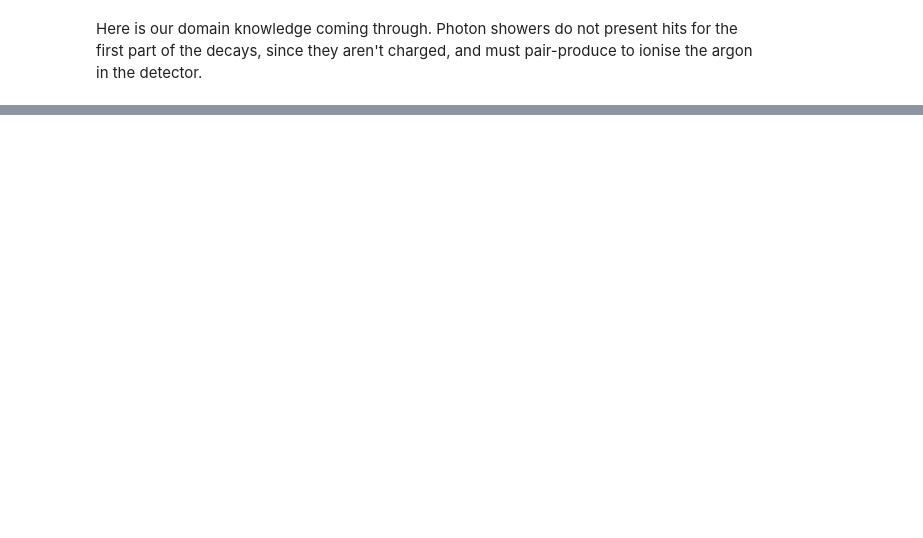
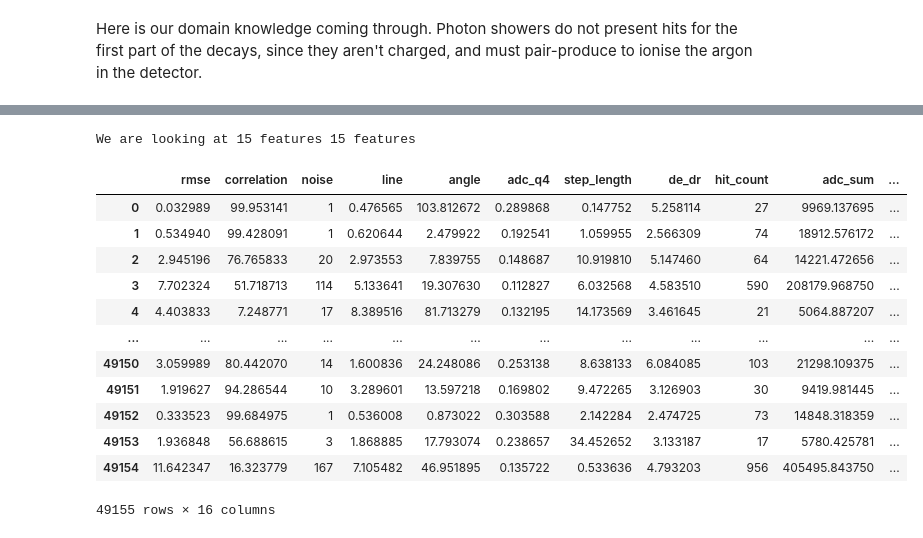
Before and after one commit to cBollins/Final-Year-ML-Project, a Jupyter notebook: Project_Overview.ipynb, the cells around one changed output, grey strips where cells are left out. Saved outputs shown, nothing was run; the diff lists cells and outputs as text; code cells hidden in the pictures; blank space fills up the shorter version.

```diff
--- a/Project_Overview.ipynb
+++ b/Project_Overview.ipynb
@@ -310,10 +310,10 @@ Project partner's contribution:
 # RMSE is already defined -- see above.
 
 # ADC Q4 Ratio:
-def adc_q4(events, event_idx):
+def adc_q4(events, particle_index):
 
     # find event adcs
-    adcs = events.reco_adcs_w[event_idx]
+    adcs = events.reco_adcs_w[particle_index]
 
     if len(adcs) > 15: # quality cutoff
 
@@ -324,11 +324,11 @@ def adc_q4(events, event_idx):
        return None
 
 # Line:
-def line(events, event_idx):
+def line(events, particle_index):
 
     # wx hits
-    w_hits = np.array(events.reco_hits_w[event_idx])
-    x_hits = np.array(events.reco_hits_x_w[event_idx])
+    w_hits = np.array(events.reco_hits_w[particle_index])
+    x_hits = np.array(events.reco_hits_x_w[particle_index])
 
     if len(w_hits) == len(x_hits) and len(w_hits) > 15: # even arrays + quality cutoff
 
@@ -907,0 +1002,70 @@ File Media\de_dr_pdf_histogram.png already exists. Skipping.
+# %%
+import pandas as pd
+
+features = [
+    rmse,
+    correlation,
+    noise,
+    line,
+    angle,
+    adc_q4,
+    step_length,
+    de_dr,
+    hit_count,
+    adc_sum,
+    hull_density,
+    adc_per_hit,
+    curvature,
+    max_adc_norm,
+    scatter_momentum,
+]
+
+print(f"We are looking at 15 features {len(features)} features")
+# %% [output]
+We are looking at 15 features 15 features
+# %%
+from tqdm import tqdm
+
+def get_label(events, particle_index):
+    pdg = events.mc_pdg[particle_index]
+
+    if pdg in {-13, 13}: # muon
+        return 3
+    elif pdg in {-11, 11}: # electron
+        return 2
+    elif pdg == 22: # photon
+        return 1
+    else: return 0 # non-muon track
+
+def create_data(events, feature_list: list):
+
+    # Create a header:
+    col_names = [f.__name__ for f in feature_list] + ["LABEL"]
+
+    # iterate over each particle in the dataframe (with hits >15)
+    n = len(events.mc_pdg)
+    rows = [] # empty list
+    for j in tqdm(range(n)):
+        if len(events.reco_hits_w[j]) > 15:
+            row = [f(events, j) for f in feature_list]
+            row.append(get_label(events, j))
+            rows.append(row)
+
+    return pd.DataFrame(rows, columns=col_names)
+# %%
+data_0 = create_data(cheated_0, features)
+data_0 # inspect df
+# %% [output]
+|  | rmse | correlation | noise | line | angle | adc_q4 | step_length | de_dr | hit_count | adc_sum | ... |
+| 0 | 0.032989 | 99.953141 | 1 | 0.476565 | 103.812672 | 0.289868 | 0.147752 | 5.258114 | 27 | 9969.137695 | ... |
+| 1 | 0.534940 | 99.428091 | 1 | 0.620644 | 2.479922 | 0.192541 | 1.059955 | 2.566309 | 74 | 18912.576172 | ... |
+| 2 | 2.945196 | 76.765833 | 20 | 2.973553 | 7.839755 | 0.148687 | 10.919810 | 5.147460 | 64 | 14221.472656 | ... |
+| 3 | 7.702324 | 51.718713 | 114 | 5.133641 | 19.307630 | 0.112827 | 6.032568 | 4.583510 | 590 | 208179.968750 | ... |
+| 4 | 4.403833 | 7.248771 | 17 | 8.389516 | 81.713279 | 0.132195 | 14.173569 | 3.461645 | 21 | 5064.887207 | ... |
+| ... | ... | ... | ... | ... | ... | ... | ... | ... | ... | ... | ... |
+| 49150 | 3.059989 | 80.442070 | 14 | 1.600836 | 24.248086 | 0.253138 | 8.638133 | 6.084085 | 103 | 21298.109375 | ... |
+| 49151 | 1.919627 | 94.286544 | 10 | 3.289601 | 13.597218 | 0.169802 | 9.472265 | 3.126903 | 30 | 9419.981445 | ... |
+| 49152 | 0.333523 | 99.684975 | 1 | 0.536008 | 0.873022 | 0.303588 | 2.142284 | 2.474725 | 73 | 14848.318359 | ... |
+| 49153 | 1.936848 | 56.688615 | 3 | 1.868885 | 17.793074 | 0.238657 | 34.452652 | 3.133187 | 17 | 5780.425781 | ... |
+| 49154 | 11.642347 | 16.323779 | 167 | 7.105482 | 46.951895 | 0.135722 | 0.533636 | 4.793203 | 956 | 405495.843750 | ... |
+49155 rows × 16 columns
```
Also changed, not shown: parts of 23 cells of this notebook, 21 other files.
